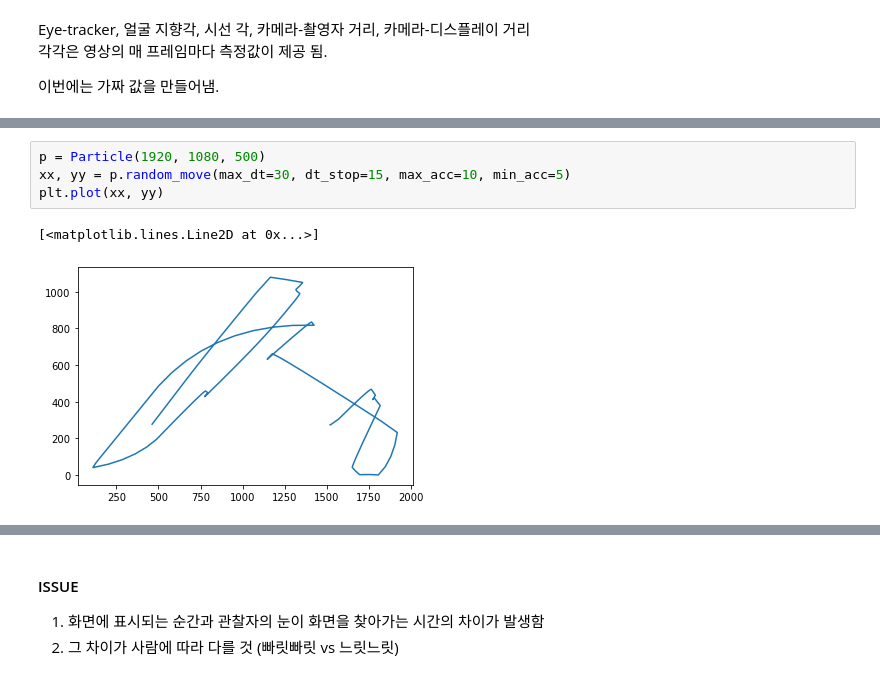
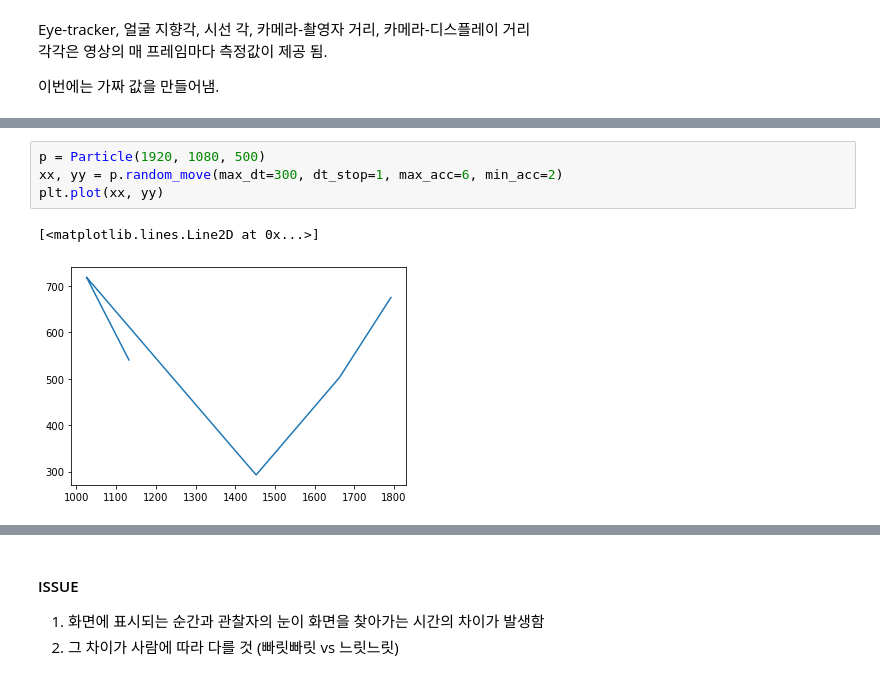
Before and after one commit to Deep-In-Sight/nia, a Jupyter notebook: jason_meta.ipynb, the cells around one changed output, grey strips where cells are left out. Cells and saved outputs as stored; diff of their text form.

```diff
--- a/jason_meta.ipynb
+++ b/jason_meta.ipynb
@@ -176,7 +137,7 @@ class Particle():
 # %%
 p = Particle(1920, 1080, 500)
-xx, yy = p.random_move(max_dt=30, dt_stop=15, max_acc=10, min_acc=5)
+xx, yy = p.random_move(max_dt=300, dt_stop=1, max_acc=6, min_acc=2)
 plt.plot(xx, yy)
 # %% [output]
 [<matplotlib.lines.Line2D at 0x...>]
-[figure, old version]
+[figure, new version]
```
Also changed, not shown: parts of 18 cells of this notebook, 5 other files.
